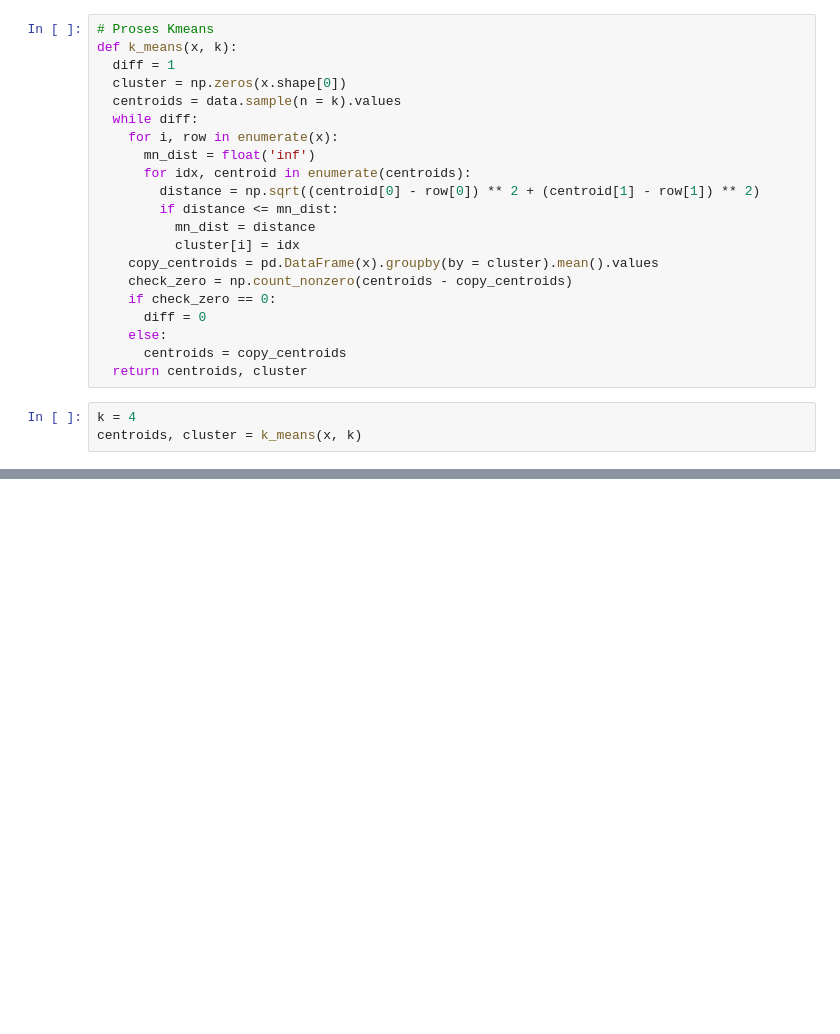
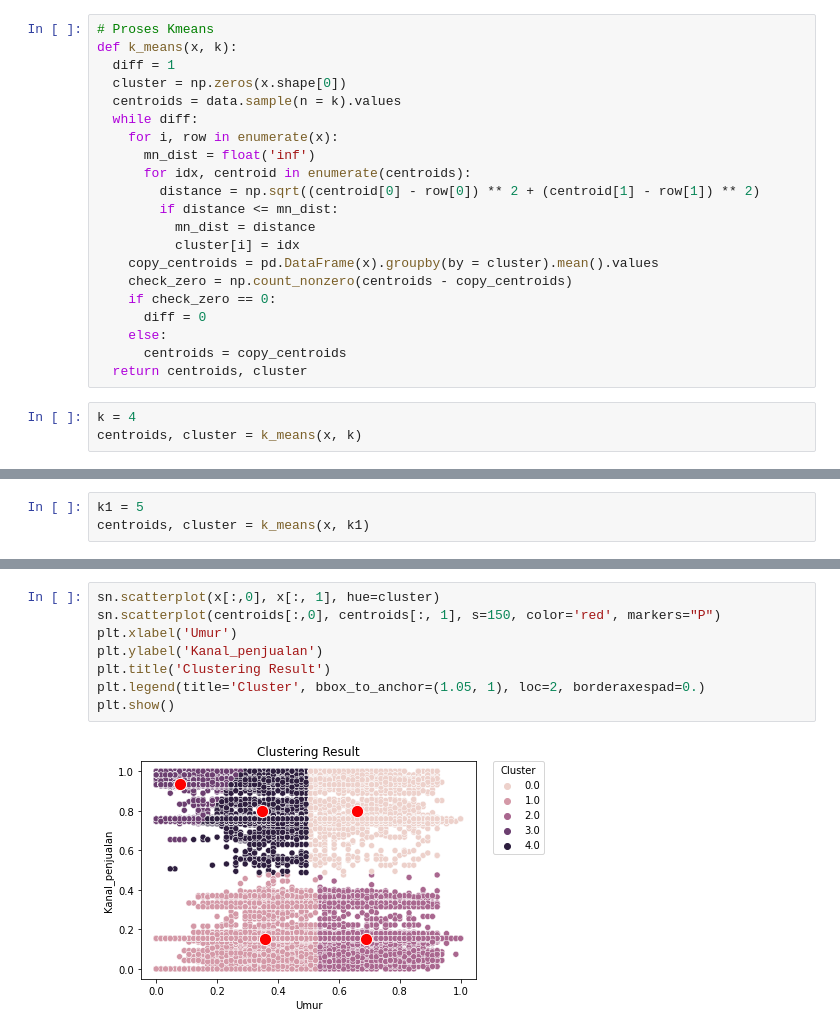
Before and after one commit to serlysetyani/Tugas1_Machine-Learning_Kmeans_Clustering, a Jupyter notebook: Tugas1_Clustering_kMeans_1301190225.ipynb, the cells around one changed output, grey strips where cells are left out. Cells and saved outputs as stored; diff of their text form; blank space fills up the shorter version.

```diff
--- a/Tugas1_Clustering_kMeans_1301190225.ipynb
+++ b/Tugas1_Clustering_kMeans_1301190225.ipynb
@@ -197,0 +209,3 @@ plt.show()
+# %%
+k1 = 5
+centroids, cluster = k_means(x, k1)
@@ -197,0 +221,10 @@ plt.show()
+# %%
+sn.scatterplot(x[:,0], x[:, 1], hue=cluster)
+sn.scatterplot(centroids[:,0], centroids[:, 1], s=150, color='red', markers="P")
+plt.xlabel('Umur')
+plt.ylabel('Kanal_penjualan')
+plt.title('Clustering Result')
+plt.legend(title='Cluster', bbox_to_anchor=(1.05, 1), loc=2, borderaxespad=0.)
+plt.show()
+# %% [output]
+[figure, added]
```
Also changed, not shown: parts of 13 cells of this notebook.
